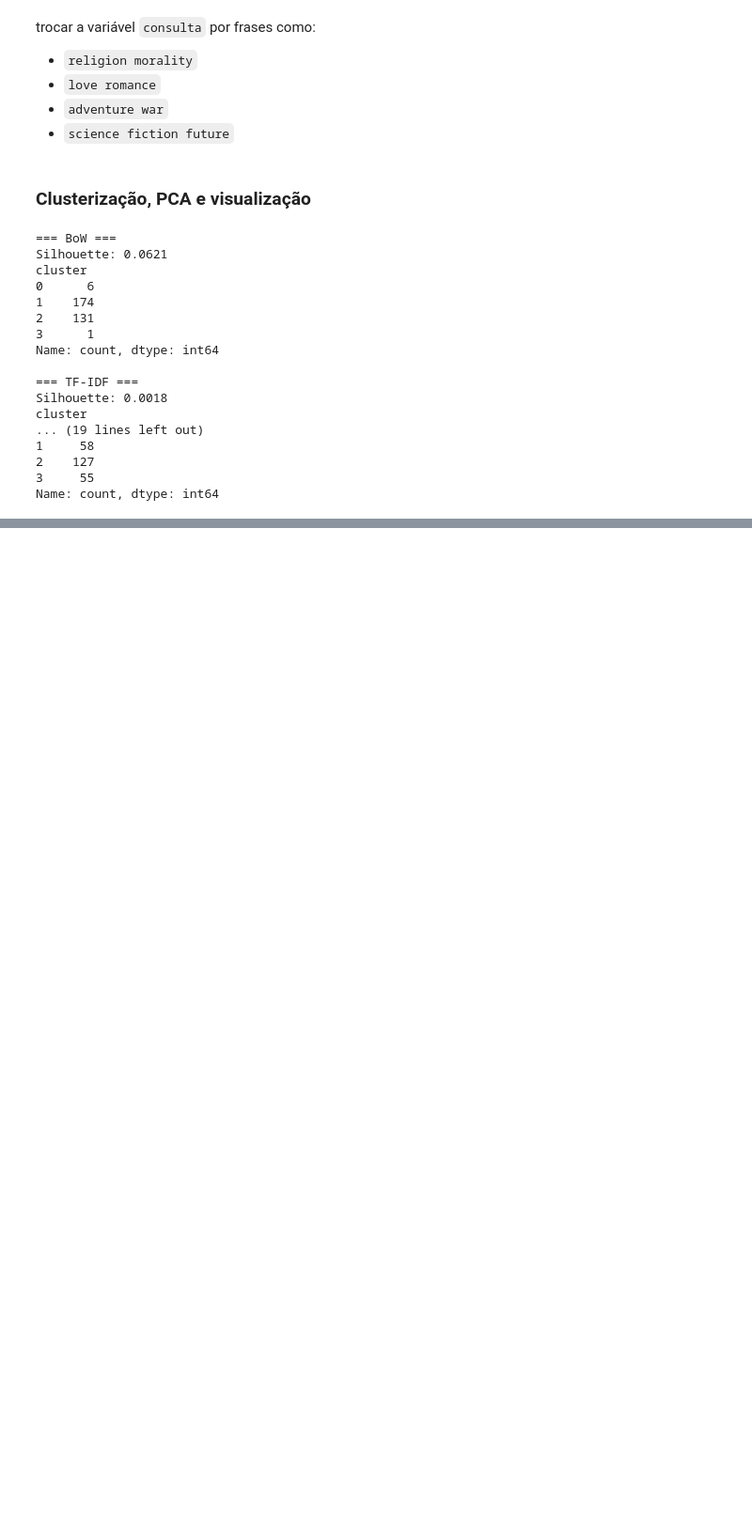
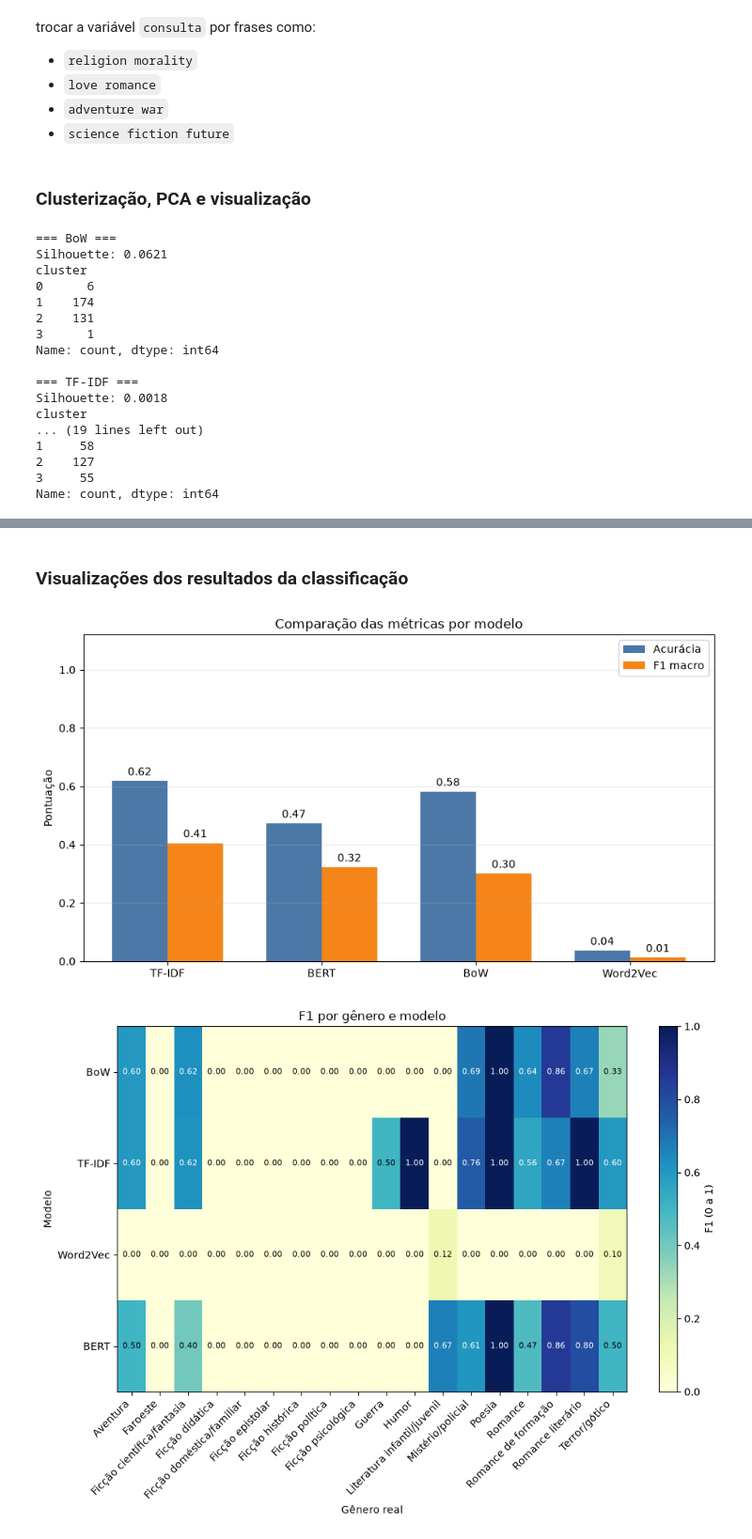
Before and after one commit to marcelliharbs/literary-genre-classifier, a Jupyter notebook: comparacao_modelos.ipynb, the cells around one changed output, grey strips where cells are left out. Shown at 94% size. Drawn from its saved outputs; the diff is of its cells as text; code cells hidden in the pictures; blank space fills up the shorter version.

```diff
--- a/comparacao_modelos.ipynb
+++ b/comparacao_modelos.ipynb
@@ -236,0 +879,76 @@ plt.show()
+# %% [markdown]
+### Visualizações dos resultados da classificação
+# %%
+fig, ax = plt.subplots(figsize=(9, 5))
+posicoes = np.arange(len(resumo_classificacao))
+largura = 0.36
+
+barras_acuracia = ax.bar(
+    posicoes - largura / 2,
+    resumo_classificacao['Acurácia'],
+    largura,
+    label='Acurácia',
+    color='#4C78A8',
+)
+barras_f1 = ax.bar(
+    posicoes + largura / 2,
+    resumo_classificacao['F1 macro'],
+    largura,
+    label='F1 macro',
+    color='#F58518',
+)
+
+ax.bar_label(barras_acuracia, fmt='%.2f', padding=3)
+ax.bar_label(barras_f1, fmt='%.2f', padding=3)
+ax.set_xticks(posicoes, resumo_classificacao['Modelo'])
+ax.set_ylim(0, 1.12)
+ax.set_ylabel('Pontuação')
+ax.set_title('Comparação das métricas por modelo')
+ax.legend()
+ax.grid(axis='y', alpha=0.25)
+fig.tight_layout()
+plt.show()
+
+generos_avaliados = sorted(set(y_teste_classificacao))
+modelos_avaliados = list(predicoes_classificacao)
+relatorios_por_modelo = {
+    nome: classification_report(
+        y_teste_classificacao,
+        predicoes_classificacao[nome],
+        labels=generos_avaliados,
+        output_dict=True,
+        zero_division=0,
+    )
+    for nome in modelos_avaliados
+}
+f1_por_genero = np.array([
+    [relatorios_por_modelo[nome][genero]['f1-score'] for genero in generos_avaliados]
+    for nome in modelos_avaliados
+])
+
+fig, ax = plt.subplots(figsize=(10, max(6, len(generos_avaliados) * 0.4)))
+imagem = ax.imshow(f1_por_genero, cmap='YlGnBu', vmin=0, vmax=1, aspect='auto')
+ax.set_xticks(np.arange(len(generos_avaliados)), generos_avaliados, rotation=45, ha='right')
+ax.set_yticks(np.arange(len(modelos_avaliados)), modelos_avaliados)
+ax.set_title('F1 por gênero e modelo')
+ax.set_xlabel('Gênero real')
+ax.set_ylabel('Modelo')
+
+for linha in range(len(modelos_avaliados)):
+    for coluna in range(len(generos_avaliados)):
+        ax.text(
+            coluna,
+            linha,
+            f'{f1_por_genero[linha, coluna]:.2f}',
+            ha='center',
+            va='center',
+            color='white' if f1_por_genero[linha, coluna] >= 0.55 else 'black',
+            fontsize=8,
+        )
+
+fig.colorbar(imagem, ax=ax, label='F1 (0 a 1)')
+fig.tight_layout()
+plt.show()
+# %% [output]
+[figure, added]
+[figure, added]
```
Also changed, not shown: parts of 8 cells of this notebook.
